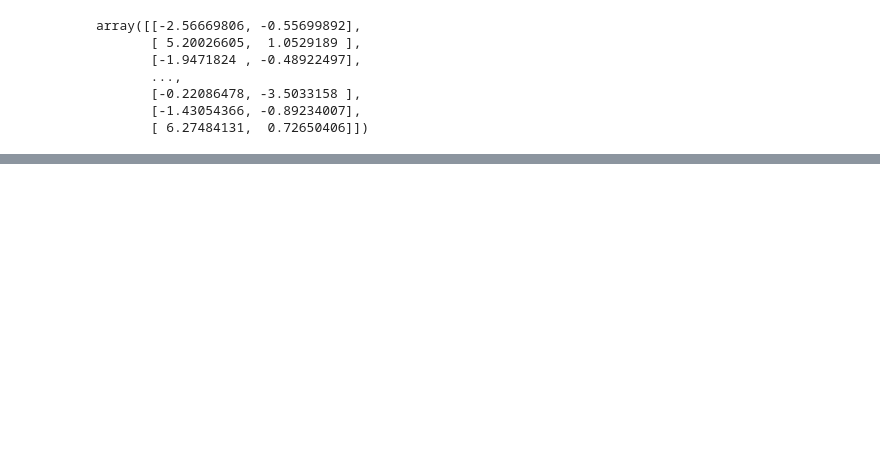
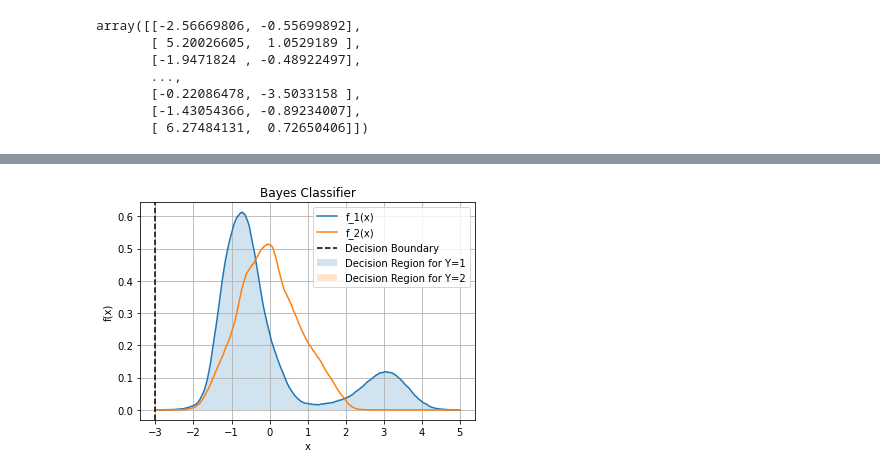
Before and after one commit to ChristianSneffeFleischer/MachineLearningExam, a Jupyter notebook: lda_tester.ipynb, the cells around one changed output, grey strips where cells are left out. Drawn from its saved outputs; the diff is of its cells as text; code cells hidden in the pictures; blank space fills up the shorter version.

```diff
--- a/lda_tester.ipynb
+++ b/lda_tester.ipynb
@@ -226,0 +363,5 @@ array([[-2.56669806, -0.55699892],
+# %%
+bayes = bayes_nonparametric(X_1, X_2, x_range, h)
+bayes.plot_decision_regions()
+# %% [output]
+[figure, added]
```
Also changed, not shown: parts of 12 cells of this notebook.
